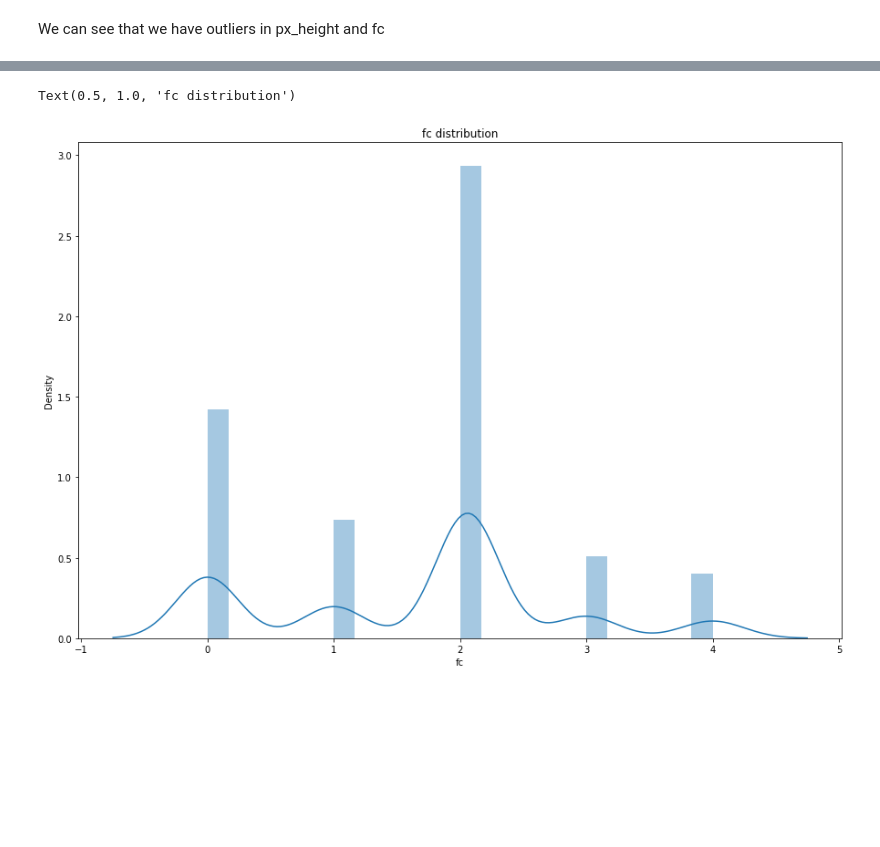
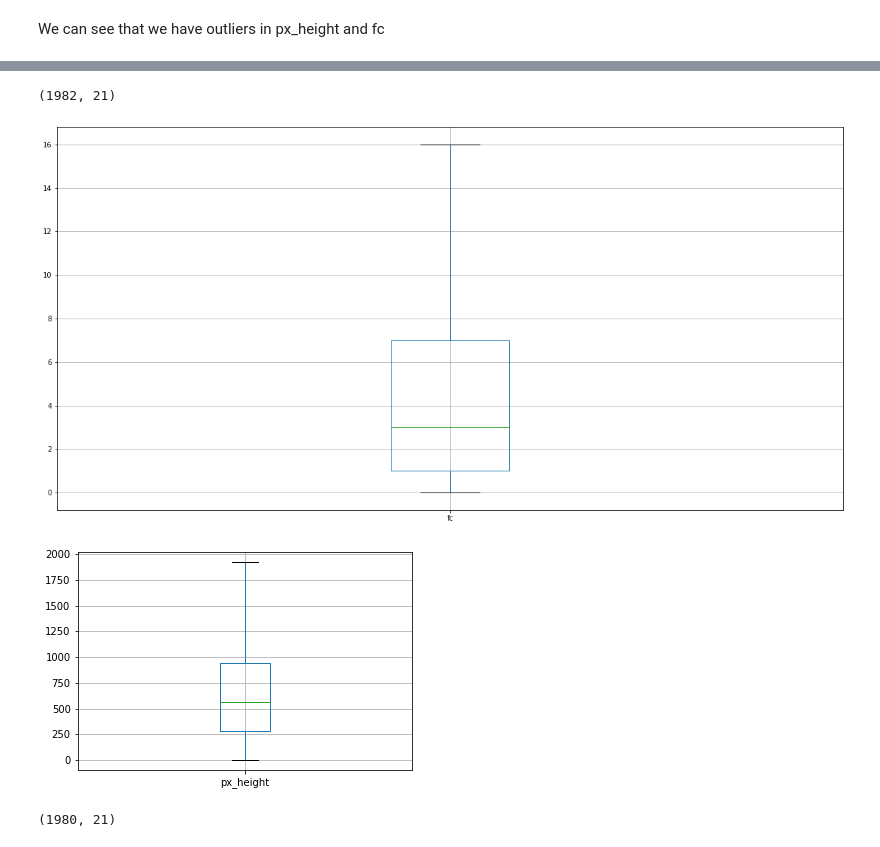
Before and after one commit to priyanships31/Mobile-Price-Range-Prediction, a Jupyter notebook: Mobile_Price_Range_Prediction.ipynb, the cells around one changed output, grey strips where cells are left out. Drawn from its saved outputs; the diff is of its cells as text; code cells hidden in the pictures; blank space fills up the shorter version.

```diff
--- a/Mobile_Price_Range_Prediction.ipynb
+++ b/Mobile_Price_Range_Prediction.ipynb
@@ -182,18 +155,0 @@ Text(0.5, 1.0, 'px_height distribution')
-# %%
-# def remove_outlier(df, col_name):
-#     q1 = df[col_name].quantile(0.25)
-#     q3 = df[col_name].quantile(0.75)
-#     iqr = q3-q1 #Interquartile range
-#     low  = q1-1.5*iqr
-#     high = q3+1.5*iqr
-#     df_out = df.loc[(df[col_name] > low) & (df[col_name] < high)]
-#     return df_out
-
-mean1 = df.loc[df['px_height']<df['px_height'].quantile(0.75), 'px_height'].mean()
-df.loc[df['px_height'] > 947.250, 'px_height'] = np.nan
-df.fillna(mean1,inplace=True)
-# %%
-
-mean2 = df.loc[df['fc']<df['fc'].quantile(0.75), 'fc'].mean()
-df.loc[df['fc'] > 4.309500, 'fc'] = np.nan
-df.fillna(mean2,inplace=True)
@@ -211,7 +156,19 @@ Text(0.5, 1.0, 'px_height distribution')
-# %%
-plt.figure(figsize=(15,10))
-sns.distplot(df["fc"])
-plt.title('fc distribution')
-# %% [output]
-Text(0.5, 1.0, 'fc distribution')
-[figure, removed]
+# %%
+new_df = df.copy()
+# %%
+# Q1 = new_df["col"].quantile(0.01)
+Q3 = new_df['fc'].quantile(0.991)
+
+new_df = new_df[(new_df['fc'] <= Q3)]
+# %%
+new_df.shape
+# %% [output]
+(1982, 21)
+# %%
+fig = plt.figure(figsize =(20, 10))
+
+
+boxplot = new_df.boxplot(column=['fc'])
+plt.show()
+# %% [output]
+[figure, added]
@@ -217,0 +179,11 @@ Text(0.5, 1.0, 'fc distribution')
+# %%
+boxplot = new_df.boxplot(column=['px_height'])
+
+# show plot
+plt.show()
+# %% [output]
+[figure, added]
+# %%
+new_df.shape
+# %% [output]
+(1980, 21)
```
Also changed, not shown: parts of 100 cells of this notebook.
